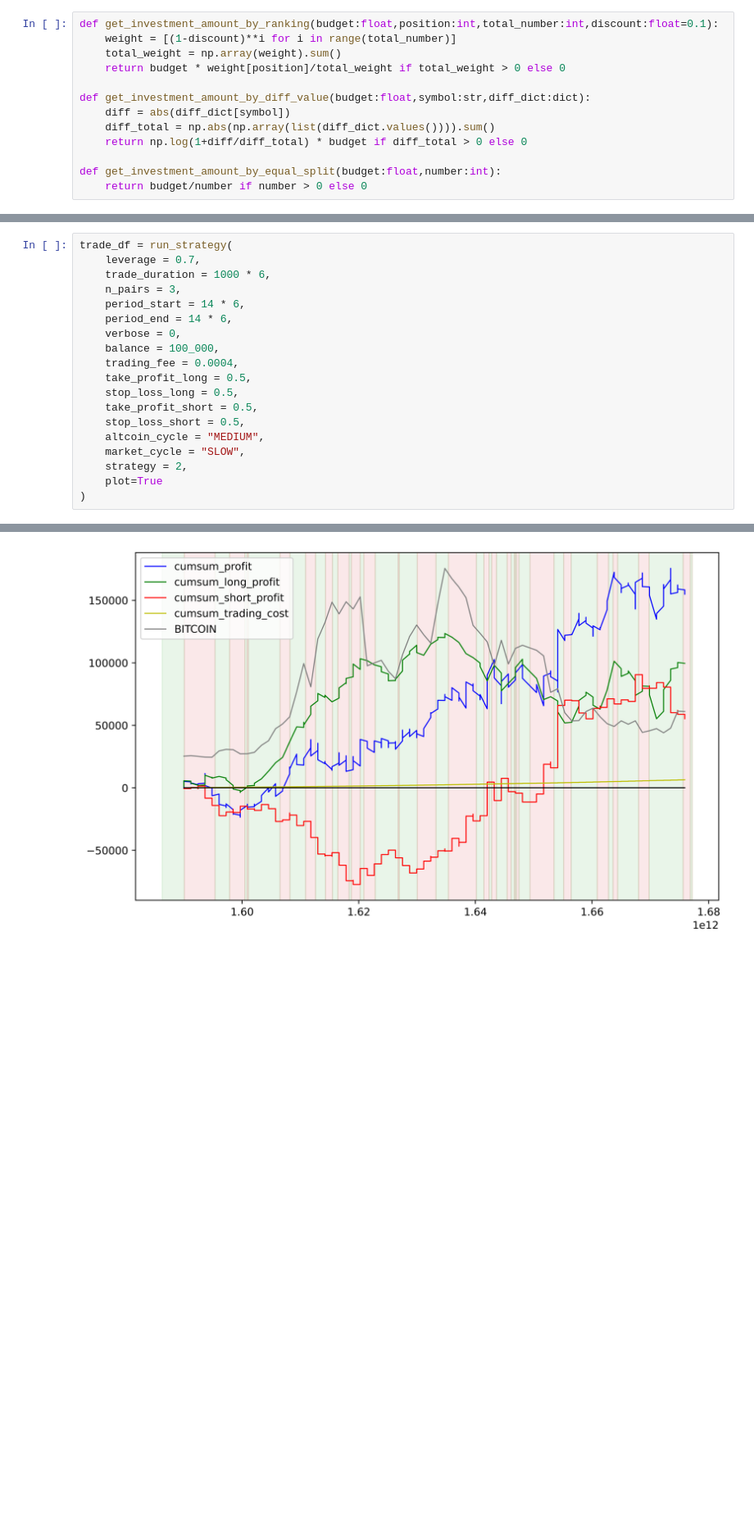
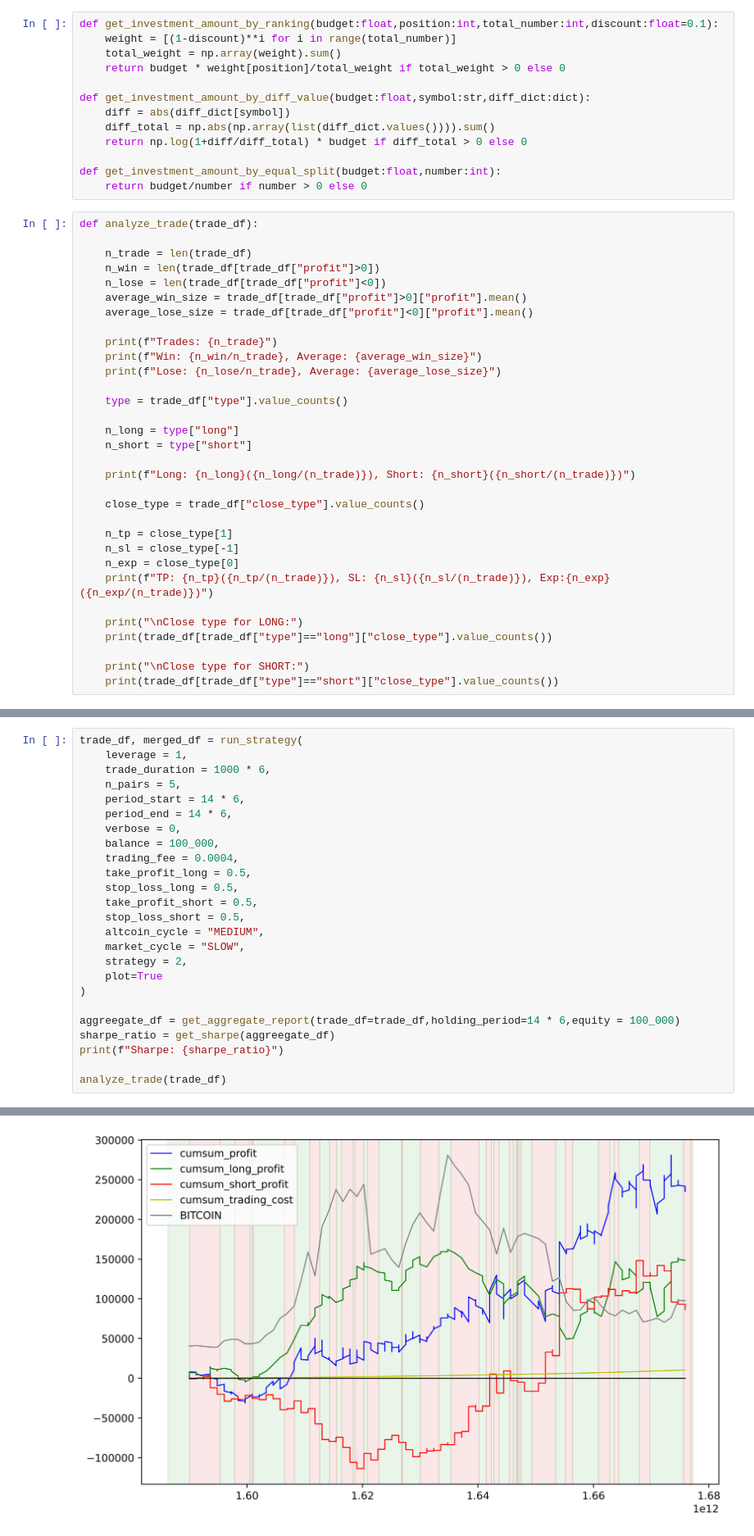
Before and after one commit to hiepsikien/TraderRobot, a Jupyter notebook: project/strategy/arbitrage_bitcoin_altcoin.ipynb, the cells around one changed output, grey strips where cells are left out. Shown at 82% size. Cells and saved outputs as stored; diff of their text form; blank space fills up the shorter version.

Commit message:
added analyze trades

```diff
--- a/project/strategy/arbitrage_bitcoin_altcoin.ipynb
+++ b/project/strategy/arbitrage_bitcoin_altcoin.ipynb
@@ -376,6 +376,38 @@ def get_investment_amount_by_diff_value(budget:float,symbol:str,diff_dict:dict):
 
 def get_investment_amount_by_equal_split(budget:float,number:int):
     return budget/number if number > 0 else 0
+# %%
+def analyze_trade(trade_df):
+
+    n_trade = len(trade_df)
+    n_win = len(trade_df[trade_df["profit"]>0])
+    n_lose = len(trade_df[trade_df["profit"]<0])
+    average_win_size = trade_df[trade_df["profit"]>0]["profit"].mean()
+    average_lose_size = trade_df[trade_df["profit"]<0]["profit"].mean()
+
+    print(f"Trades: {n_trade}")
+    print(f"Win: {n_win/n_trade}, Average: {average_win_size}")
+    print(f"Lose: {n_lose/n_trade}, Average: {average_lose_size}")
+
+    type = trade_df["type"].value_counts()
+
+    n_long = type["long"]
+    n_short = type["short"]
+
+    print(f"Long: {n_long}({n_long/(n_trade)}), Short: {n_short}({n_short/(n_trade)})")
+
+    close_type = trade_df["close_type"].value_counts()
+
+    n_tp = close_type[1]
+    n_sl = close_type[-1]
+    n_exp = close_type[0]
+    print(f"TP: {n_tp}({n_tp/(n_trade)}), SL: {n_sl}({n_sl/(n_trade)}), Exp:{n_exp}({n_exp/(n_trade)})")
+
+    print("\nClose type for LONG:")
+    print(trade_df[trade_df["type"]=="long"]["close_type"].value_counts())
+
+    print("\nClose type for SHORT:")
+    print(trade_df[trade_df["type"]=="short"]["close_type"].value_counts())
 # %%
 def run_strategy(
     trade_duration:int,
@@ -585,27 +615,33 @@ def run_strategy(
 
     return trade_df, merged_df
 # %%
-trade_df = run_strategy(
-    leverage = 0.7,
+trade_df, merged_df = run_strategy(
+    leverage = 1,
     trade_duration = 1000 * 6,
-    n_pairs = 3,
+    n_pairs = 5,
     period_start = 14 * 6,
     period_end = 14 * 6,
     verbose = 0,
     balance = 100_000,
     trading_fee = 0.0004,
     take_profit_long = 0.5,
     stop_loss_long = 0.5,
     take_profit_short = 0.5,
     stop_loss_short = 0.5,
     altcoin_cycle = "MEDIUM",
     market_cycle = "SLOW",
     strategy = 2,
     plot=True
 )
+
+aggreegate_df = get_aggregate_report(trade_df=trade_df,holding_period=14 * 6,equity = 100_000)
+sharpe_ratio = get_sharpe(aggreegate_df)
+print(f"Sharpe: {sharpe_ratio}")
+
+analyze_trade(trade_df)
 # %% [output]
 ...preprocessing, calculate MACD ...
 ...calculating MACD diff between altcoins and BTC...
 ...calculating MACD diff mean...
 ...backtesting...
-[figure, old version]
+[figure, new version]
```
Also changed, not shown: parts of 4 cells of this notebook.
